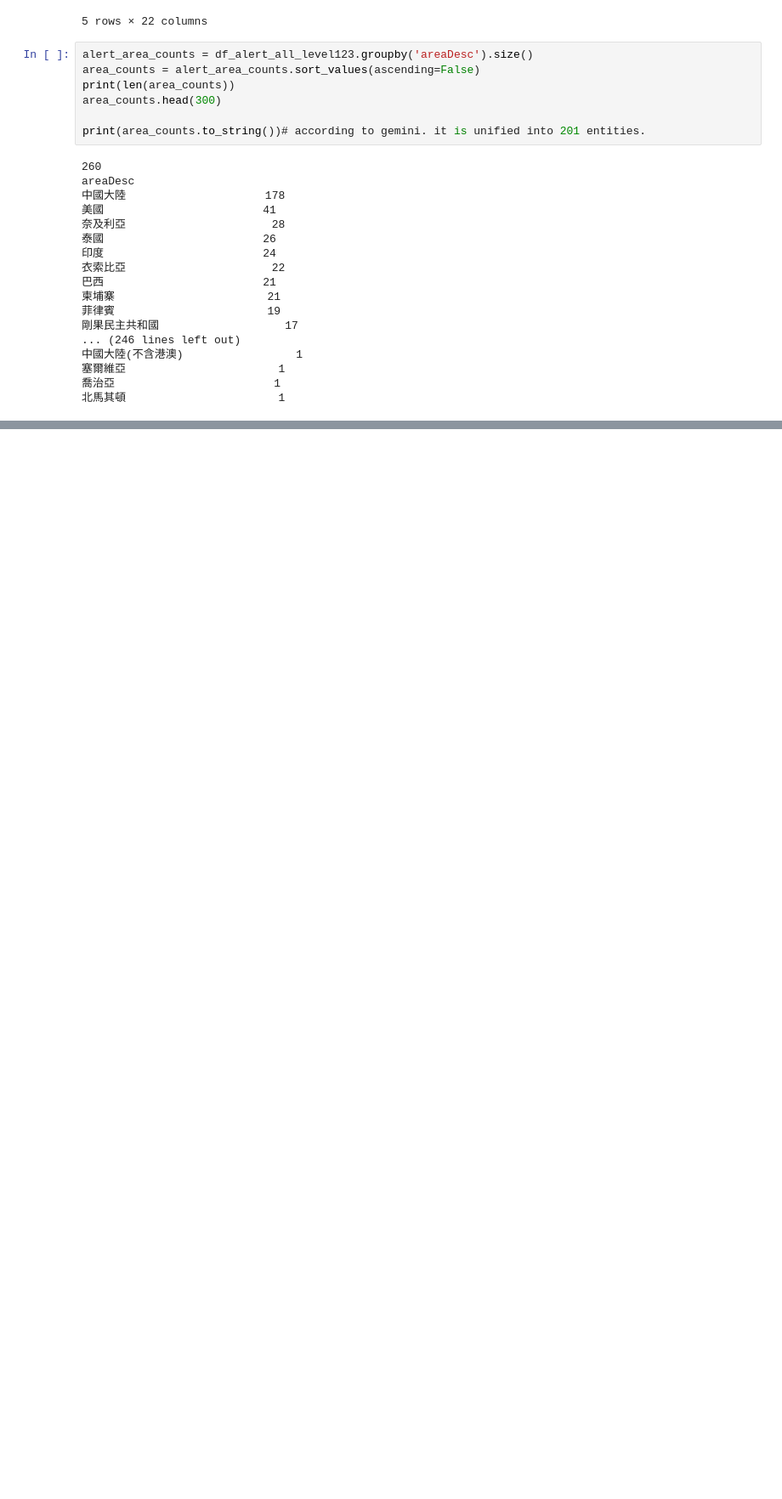
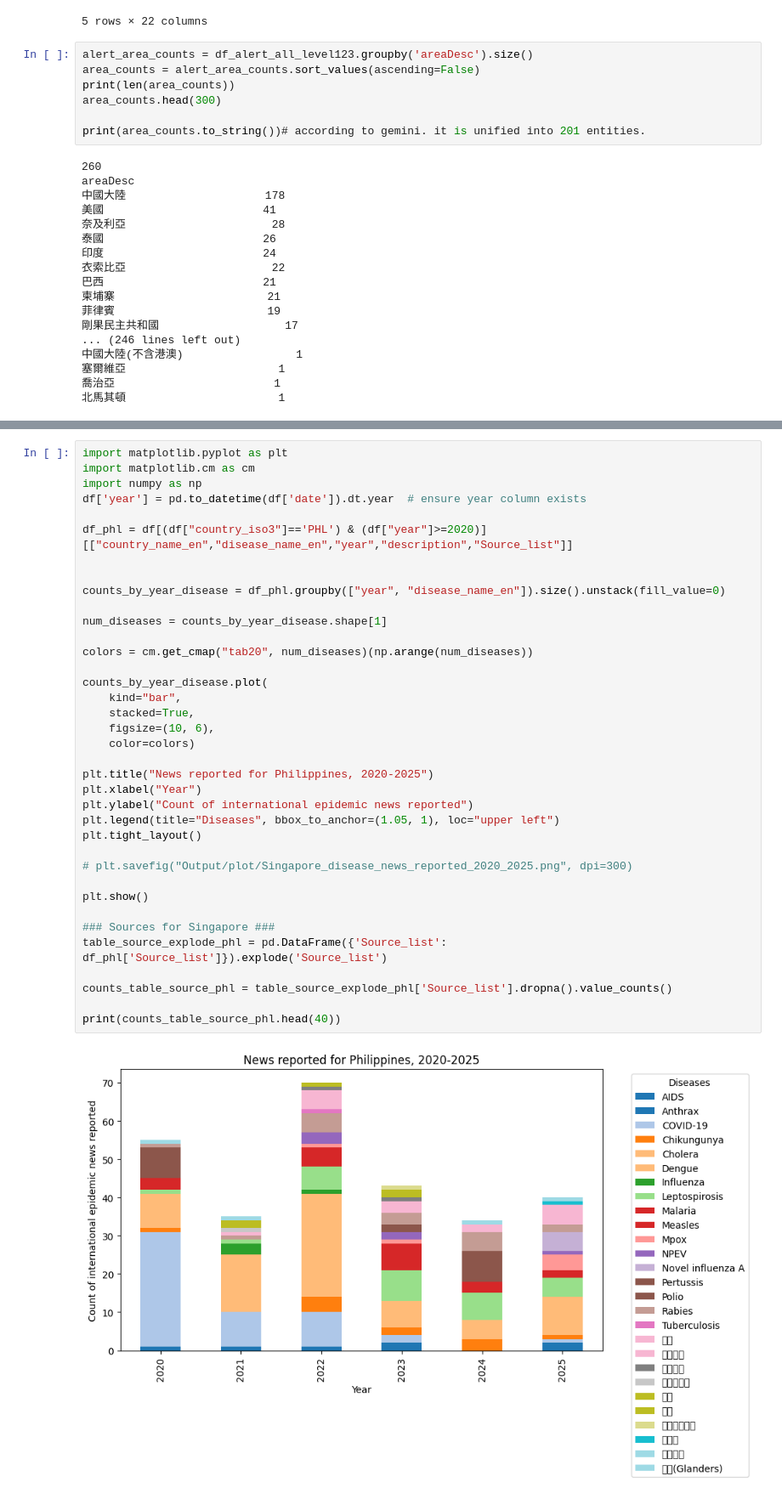
Before and after one commit to haokaitseng/cdc_eic_daily_news, a Jupyter notebook: main.ipynb, the cells around one changed output, grey strips where cells are left out. Shown at 85% size. Saved outputs shown, nothing was run; the diff lists cells and outputs as text; blank space fills up the shorter version.

Commit message:
spotlight on philippines

```diff
--- a/main.ipynb
+++ b/main.ipynb
@@ -2332,0 +2335,39 @@ areaDesc
+# %%
+import matplotlib.pyplot as plt
+import matplotlib.cm as cm
+import numpy as np
+df['year'] = pd.to_datetime(df['date']).dt.year  # ensure year column exists
+
+df_phl = df[(df["country_iso3"]=='PHL') & (df["year"]>=2020)][["country_name_en","disease_name_en","year","description","Source_list"]]
+
+
+counts_by_year_disease = df_phl.groupby(["year", "disease_name_en"]).size().unstack(fill_value=0)
+
+num_diseases = counts_by_year_disease.shape[1]
+
+colors = cm.get_cmap("tab20", num_diseases)(np.arange(num_diseases))
+
+counts_by_year_disease.plot(
+    kind="bar",
+    stacked=True,
+    figsize=(10, 6),
+    color=colors)
+
+plt.title("News reported for Philippines, 2020-2025")
+plt.xlabel("Year")
+plt.ylabel("Count of international epidemic news reported")
+plt.legend(title="Diseases", bbox_to_anchor=(1.05, 1), loc="upper left")
+plt.tight_layout()
+
+# plt.savefig("Output/plot/Singapore_disease_news_reported_2020_2025.png", dpi=300)
+
+plt.show()
+
+### Sources for Singapore ###
+table_source_explode_phl = pd.DataFrame({'Source_list': df_phl['Source_list']}).explode('Source_list')
+
+counts_table_source_phl = table_source_explode_phl['Source_list'].dropna().value_counts()
+
+print(counts_table_source_phl.head(40))
+# %% [output]
+[figure, added]
```
Also changed, not shown: parts of 2 cells of this notebook, 1 other file.
